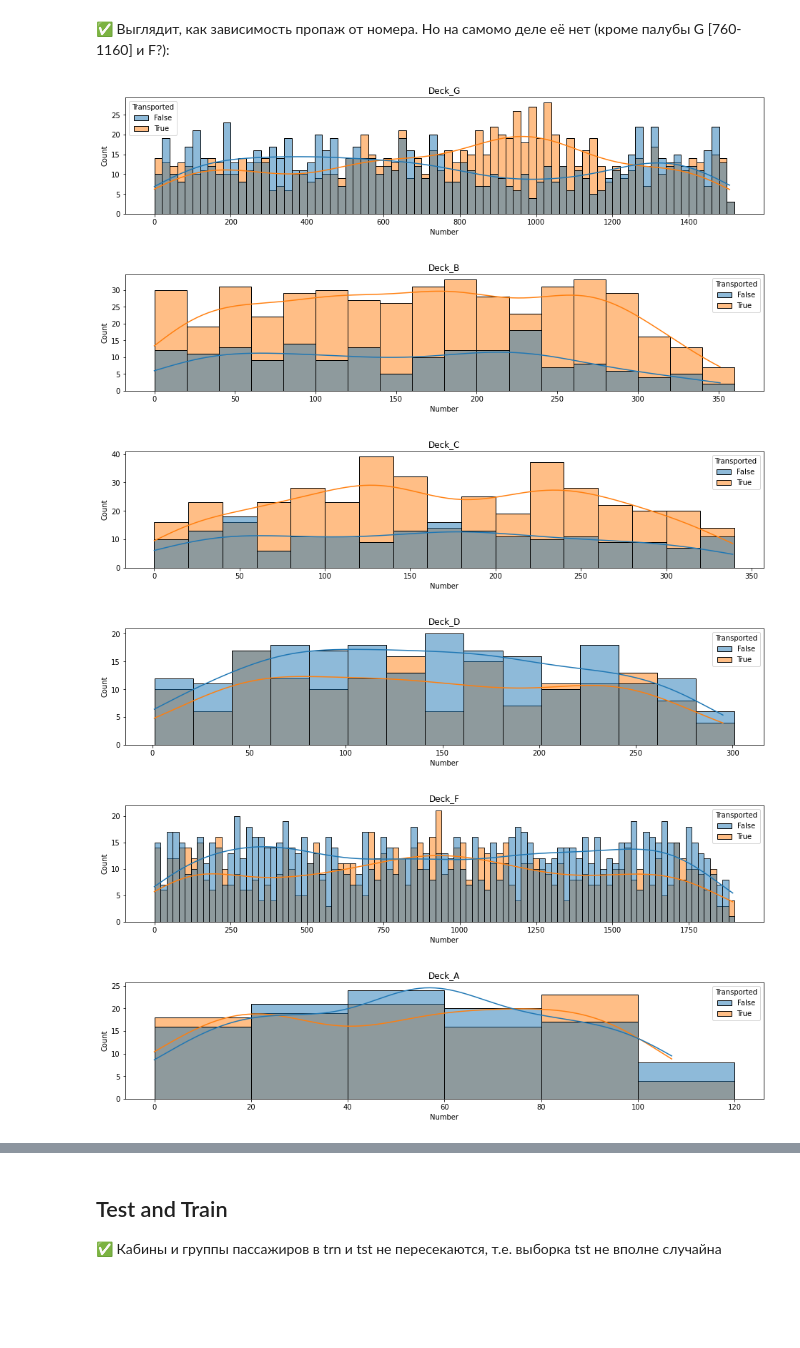
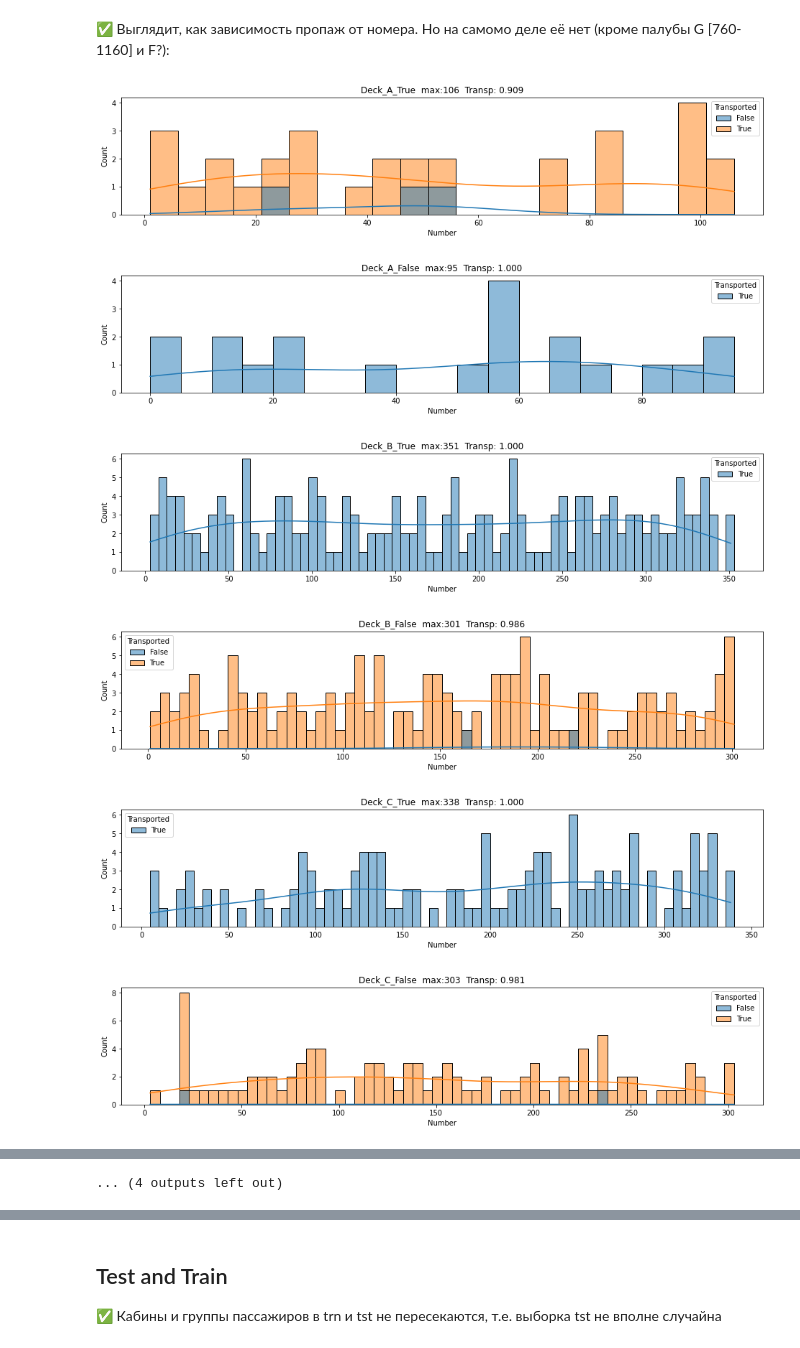
Before and after one commit to steps137/ML, a Jupyter notebook: ML/Titanic/Titanic-Data.ipynb, the cells around one changed output, grey strips where cells are left out. Saved outputs shown, nothing was run; the diff lists cells and outputs as text; code cells hidden in the pictures; blank space fills up the shorter version.

```diff
--- a/ML/Titanic/Titanic-Data.ipynb
+++ b/ML/Titanic/Titanic-Data.ipynb
@@ -85,0 +106,3 @@ Duplicate tst rows: 0
+# %%
+df_trn['Gap'] = df_trn.isna().any('columns')
+plot_bars  (df_trn, ['Gap'])
@@ -498,15 +545,17 @@ sns.histplot(data=df_trn, x='Number', hue='Transported', binwidth=10, kde=True)
 # %% [markdown]
 ✅  Выглядит, как зависимость пропаж от номера. Но на самомо деле её нет (кроме палубы G [760-1160] и F?):
 # %%
-for d in 'GBCDFAE':
-    plt.figure(figsize=(16,3))
-    sns.histplot(data=df_trn[df_trn.Deck==d], x='Number', hue='Transported', binwidth=20, kde=True)
-    plt.title("Deck_"+d)
-    plt.show()
+for d in 'ABCDEFGT':
+    for side in [True, False]:
+        plt.figure(figsize=(16,3))
+        df = df_trn[(df_trn.Deck==d) & (df_trn.CryoSleep) & (df_trn.Side == side)]
+        sns.histplot(data=df, x='Number', hue='Transported', binwidth=5, kde=True)
+        plt.title(f"Deck_{d}_{side}  max:{df.Number.max()}  Transp: {df.Transported.mean():.3f}")
+        plt.show()
 # %% [output]
-[figure, old version]
+[figure, new version]
-[figure, old version]
+[figure, new version]
-[figure, old version]
+[figure, new version]
-[figure, old version]
+[figure, new version]
-[figure, old version]
+[figure, new version]
-[figure, old version]
+[figure, new version]
@@ -513,0 +568 @@ for d in 'GBCDFAE':
+... (4 outputs left out)
```
Also changed, not shown: parts of 18 cells of this notebook, 13 other files.
